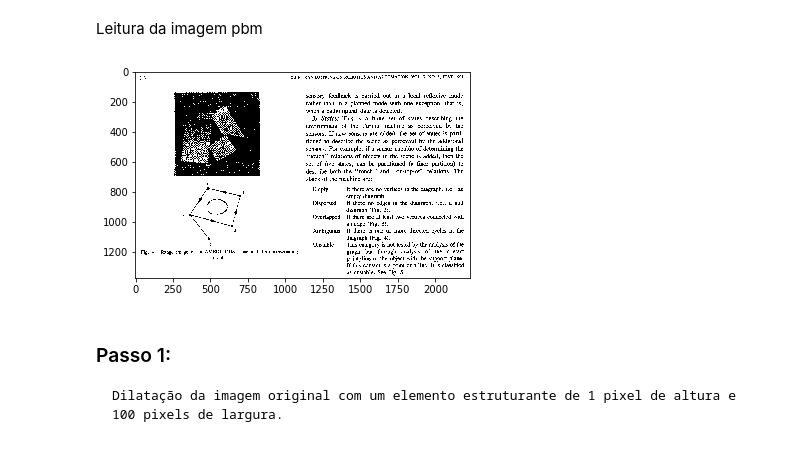
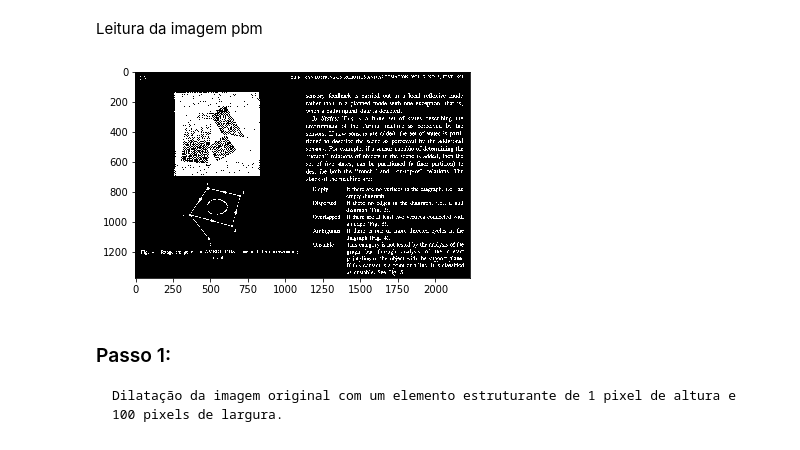
Before and after one commit to luizcartolano2/mc920, a Jupyter notebook: proj3-2019/proj3.ipynb, the cells around one changed output. Cells and saved outputs as stored; diff of their text form; code cells hidden in the pictures.

```diff
--- a/proj3-2019/proj3.ipynb
+++ b/proj3-2019/proj3.ipynb
@@ -9,10 +9,10 @@ Leitura da imagem pbm
 # %%
 img = cv2.imread('inputs/bitmap.pbm', 0)
 img = -cv2.normalize(img, None, alpha=0, beta=1, norm_type=cv2.NORM_MINMAX, dtype=cv2.CV_32F)
-imshow(-img, cmap='gray')
+imshow(img, cmap='gray')
 show()
 # %% [output]
-[figure, old version]
+[figure, new version]
 # %%
 new_img = np.zeros((img.shape[0],img.shape[1]))
 for x in range(img.shape[0]):
```
Also changed, not shown: parts of 3 cells of this notebook, 5 other files.
